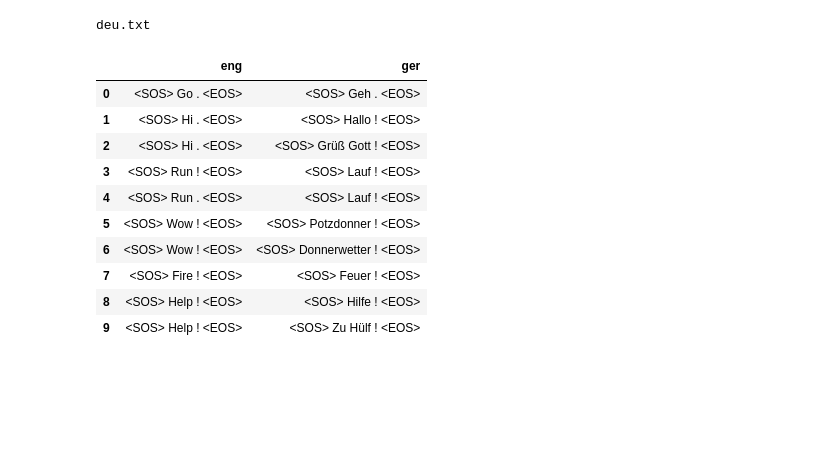
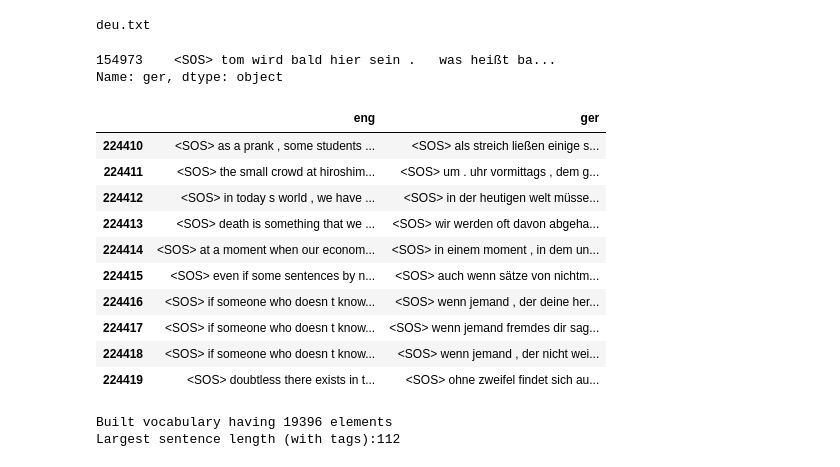
Before and after one commit to Kushagra2000/Neural_machine_translation, a Jupyter notebook: Machine_translation.ipynb, the cells around one changed output. Cells and saved outputs as stored; diff of their text form; code cells hidden in the pictures; blank space fills up the shorter version.

```diff
--- a/Machine_translation.ipynb
+++ b/Machine_translation.ipynb
@@ -26,7 +26,7 @@ def process_text(lines):
   '''
   Takes a list of tab seperated
   English and German sentences as input
-  and returns list of
+  and returns dataframe of processed
   English and German sentence pairs
   '''
   proc_lines=[]
@@ -35,13 +35,30 @@ def process_text(lines):
     line=line.split("\t") #splitting by tabs
     line=line[:-1]  #remove contributing information
 
+    line[0]=unicodedata.normalize('NFD',line[0])
+    line[0]=line[0].lower()
     line[0]=re.sub(r"([.,?!])",r" \1 ",line[0])   #adding spaces before and after punctuation
-    line[0]=re.sub(r"[ ]+",r" ",line[0])  #removing excess spaces
+    line[0]=re.sub(r"[0-9]",r" ",line[0])
+    line[0]=re.sub(r'["]',r" ",line[0])
+    line[0]=re.sub(r"[']",r" ",line[0])
+    line[0]=re.sub(r"[:]",r" ",line[0])
+    line[0]=re.sub(r"[ ]+"," ",line[0])  #removing excess spaces
     line[0]=line[0].strip() #removing spaces from the end of string
     line[0]="<SOS> "+line[0]+" <EOS>"
 
+    line[1]=unicodedata.normalize('NFD', line[1])
+    line[1]=line[1].lower()
     line[1]=re.sub(r"([.,?!])",r" \1 ",line[1])
-    line[1]=re.sub(r"[ ]+",r" ",line[1])
+    line[1]=re.sub(r"[0-9]",r" ",line[1])
+    line[1]=re.sub(r'["]',r" ",line[1])
+    line[1]=re.sub(r'[—]',r"",line[1])
+    line[1]=re.sub(r'[„]',r"",line[1])
+    line[1]=re.sub(r'[“]',r"",line[1])
+    line[1]=re.sub(r'[–]',r"",line[1])
+    line[1]=re.sub(r'[‘‚]',r"",line[1])
+    line[1]=re.sub(r"[']",r" ",line[1])
+    line[1]=re.sub(r"[:]",r" ",line[1])
+    line[1]=re.sub(r'[" "]+'," ",line[1])
     line[1]=line[1].strip()
     line[1]="<SOS> "+line[1]+" <EOS>"
 
@@ -50,18 +67,24 @@ def process_text(lines):
 # %%
 df=process_text(lines)
 df.head(10)
+df[df['eng']=="<SOS> tom will be here soon . how soon ? <EOS>"]['ger']
 # %% [output]
-|  | eng | ger |
-| 0 | <SOS> Go . <EOS> | <SOS> Geh . <EOS> |
-| 1 | <SOS> Hi . <EOS> | <SOS> Hallo ! <EOS> |
-| 2 | <SOS> Hi . <EOS> | <SOS> Grüß Gott ! <EOS> |
-| 3 | <SOS> Run ! <EOS> | <SOS> Lauf ! <EOS> |
-| 4 | <SOS> Run . <EOS> | <SOS> Lauf ! <EOS> |
-| 5 | <SOS> Wow ! <EOS> | <SOS> Potzdonner ! <EOS> |
-| 6 | <SOS> Wow ! <EOS> | <SOS> Donnerwetter ! <EOS> |
-| 7 | <SOS> Fire ! <EOS> | <SOS> Feuer ! <EOS> |
-| 8 | <SOS> Help ! <EOS> | <SOS> Hilfe ! <EOS> |
-| 9 | <SOS> Help ! <EOS> | <SOS> Zu Hülf ! <EOS> |
+154973    <SOS> tom wird bald hier sein .   was heißt ba...
+Name: ger, dtype: object
+# %%
+df.tail(10)
+# %% [output]
+|  | eng | ger |
+| 224410 | <SOS> as a prank , some students ... | <SOS> als streich ließen einige s... |
+| 224411 | <SOS> the small crowd at hiroshim... | <SOS> um . uhr vormittags , dem g... |
+| 224412 | <SOS> in today s world , we have ... | <SOS> in der heutigen welt müsse... |
+| 224413 | <SOS> death is something that we ... | <SOS> wir werden oft davon abgeha... |
+| 224414 | <SOS> at a moment when our econom... | <SOS> in einem moment , in dem un... |
+| 224415 | <SOS> even if some sentences by n... | <SOS> auch wenn sätze von nichtm... |
+| 224416 | <SOS> if someone who doesn t know... | <SOS> wenn jemand , der deine her... |
+| 224417 | <SOS> if someone who doesn t know... | <SOS> wenn jemand fremdes dir sag... |
+| 224418 | <SOS> if someone who doesn t know... | <SOS> wenn jemand , der nicht wei... |
+| 224419 | <SOS> doubtless there exists in t... | <SOS> ohne zweifel findet sich au... |
 # %%
 class Vocab_builder():
   def __init__(self,lang,series):
@@ -86,0 +116,5 @@ class Vocab_builder():
+# %%
+eng_w2i,eng_i2w=eng.build_vocab()
+# %% [output]
+Built vocabulary having 19396 elements
+Largest sentence length (with tags):112
```
Also changed, not shown: parts of 4 cells of this notebook.
